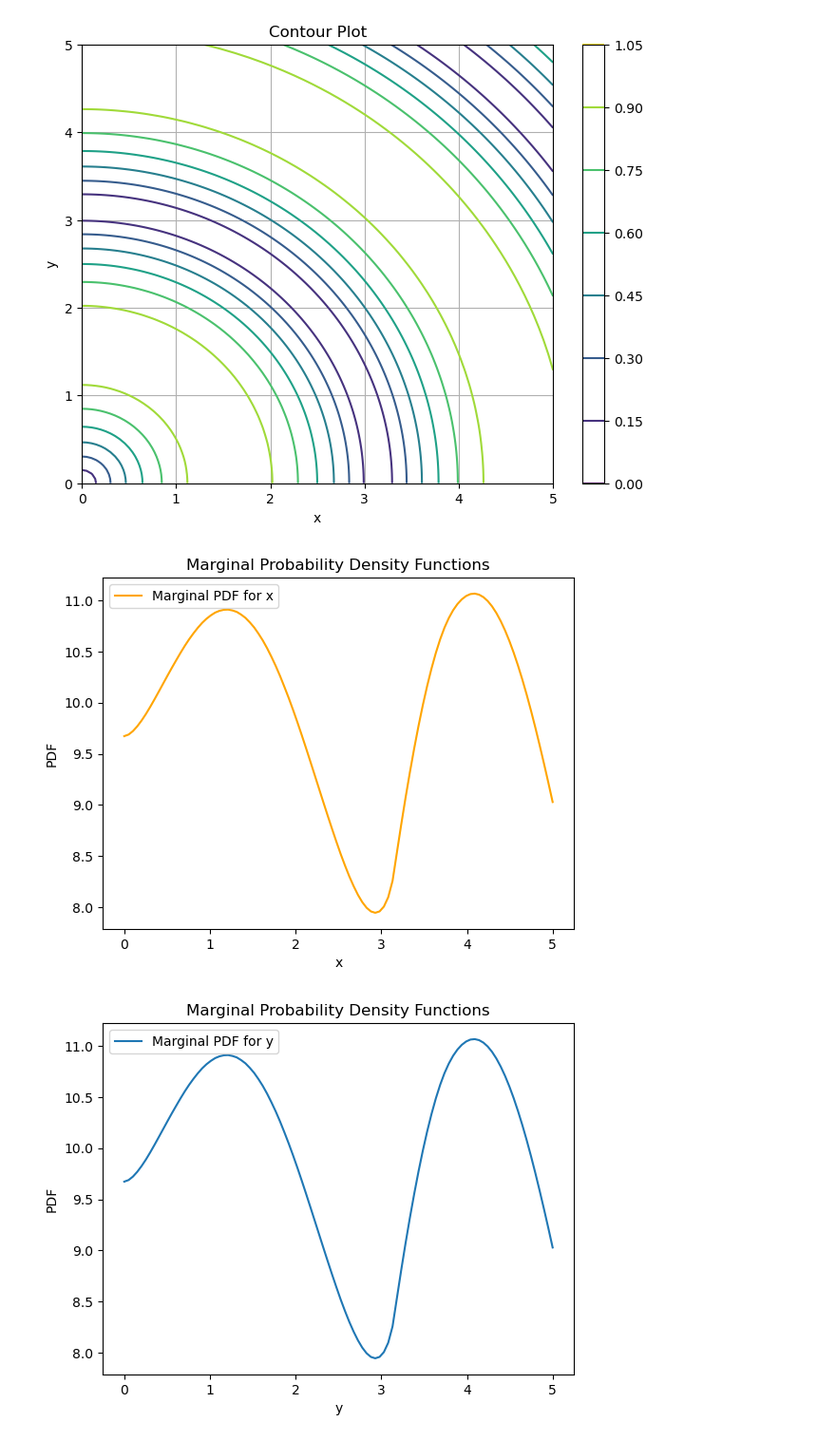
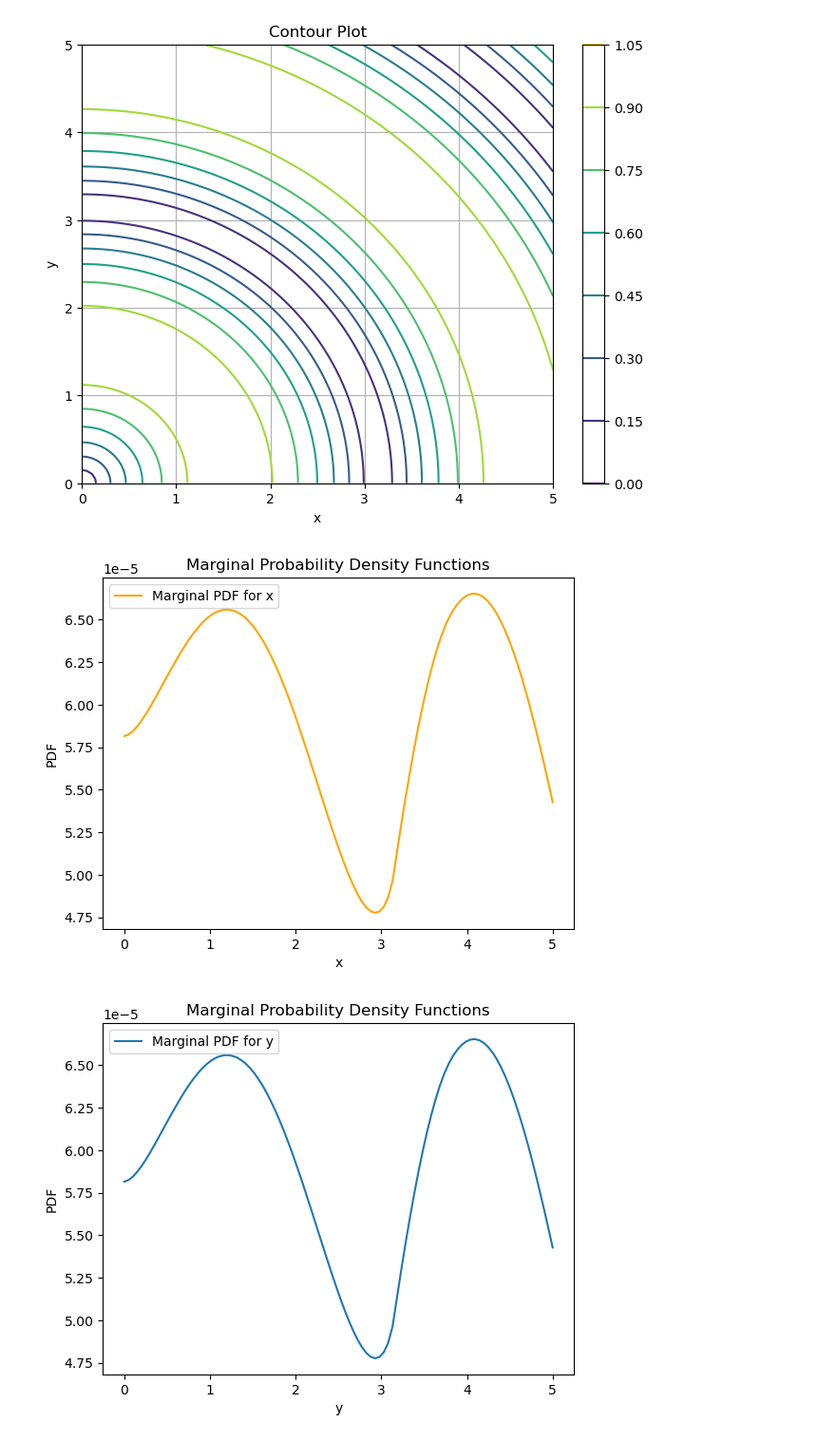
Before and after one commit to GenovaCosmology/AstroCosmoComputational, a Jupyter notebook: Students/AndreaGatti/Lesson6/Ex1.ipynb, the cells around one changed output. Shown at 95% size. Cells and saved outputs as stored; diff of their text form; code cells hidden in the pictures.

```diff
--- a/Students/AndreaGatti/Lesson6/Ex1.ipynb
+++ b/Students/AndreaGatti/Lesson6/Ex1.ipynb
@@ -41,6 +42,13 @@ plt.show()
 # sample your reference probability on a 2D regular grid in the prior box
 # %%
 # normalize the pdf
+
+#compute integral with f*delta_x*delta_y:
+
+integral = np.sum(z*X*Y)
+print(integral)
+
+#compute integral with rejection montecarlo:
 import random
 
 def within_region(x, y, z):
@@ -72,8 +80,8 @@ print("Estimated Volume:", volume_estimate)
 #define new normalized pdf:
 def new_pdf(volume,old_pdf):
     return old_pdf/volume
-z_new=new_pdf(volume_estimate,z)
-print(z_new)
+z_new=new_pdf(integral,z) #volume_estimate
+#print(z_new)
 
 #now i'll try to compute integral of new pdf to check if pdf is normalized:
 
@@ -97,5 +105,8 @@ num_points = 100000
 volume_estimate = rejection_monte_carlo_new(num_points)
 
 # The true volume under the surface in the region R may vary based on the function f(x, y, z) and the region R
-print("Estimated Volume:", volume_estimate)
+#print("Estimated Volume:", volume_estimate)
+
+integral = np.sum(z_new*X*Y)
+print(integral)
 # %% [output]
@@ -167,37 +172,37 @@ plt.title('Marginal Probability Density Functions')
 plt.show()
 
 plt.plot(Y, marginal_y, label='Marginal PDF for y')
 plt.xlabel('x / y')
 plt.ylabel('PDF')
 plt.legend()
 plt.title('Marginal Probability Density Functions')
 plt.show()
 '''
 # Marginalize over y
-marginal_x = np.trapz(z_new, Y, axis=0)
+marginal_y = np.trapz(z_new, Y, axis=0)
 
 # Marginalize over x
-marginal_y = np.trapz(z_new, X, axis=1)
+marginal_x = np.trapz(z_new, X, axis=1)
 
 # Plot the marginals
 
 
 plt.plot(X, marginal_x, label='Marginal PDF for x',color='orange')
 plt.xlabel('x')
 plt.ylabel('PDF')
 plt.legend()
 plt.title('Marginal Probability Density Functions')
 plt.show()
 
 plt.plot(Y, marginal_y, label='Marginal PDF for y')
 plt.xlabel('y')
 plt.ylabel('PDF')
 plt.legend()
 plt.title('Marginal Probability Density Functions')
 plt.show()
 # %% [output]
-[figure, old version]
+[figure, new version]
-[figure, old version]
+[figure, new version]
 # %%
 # check that marginalization does not alter the normalization of the pdf.
 #i must compute integral of marginal_x and marginal_y
```
Also changed, not shown: parts of 6 cells of this notebook.
